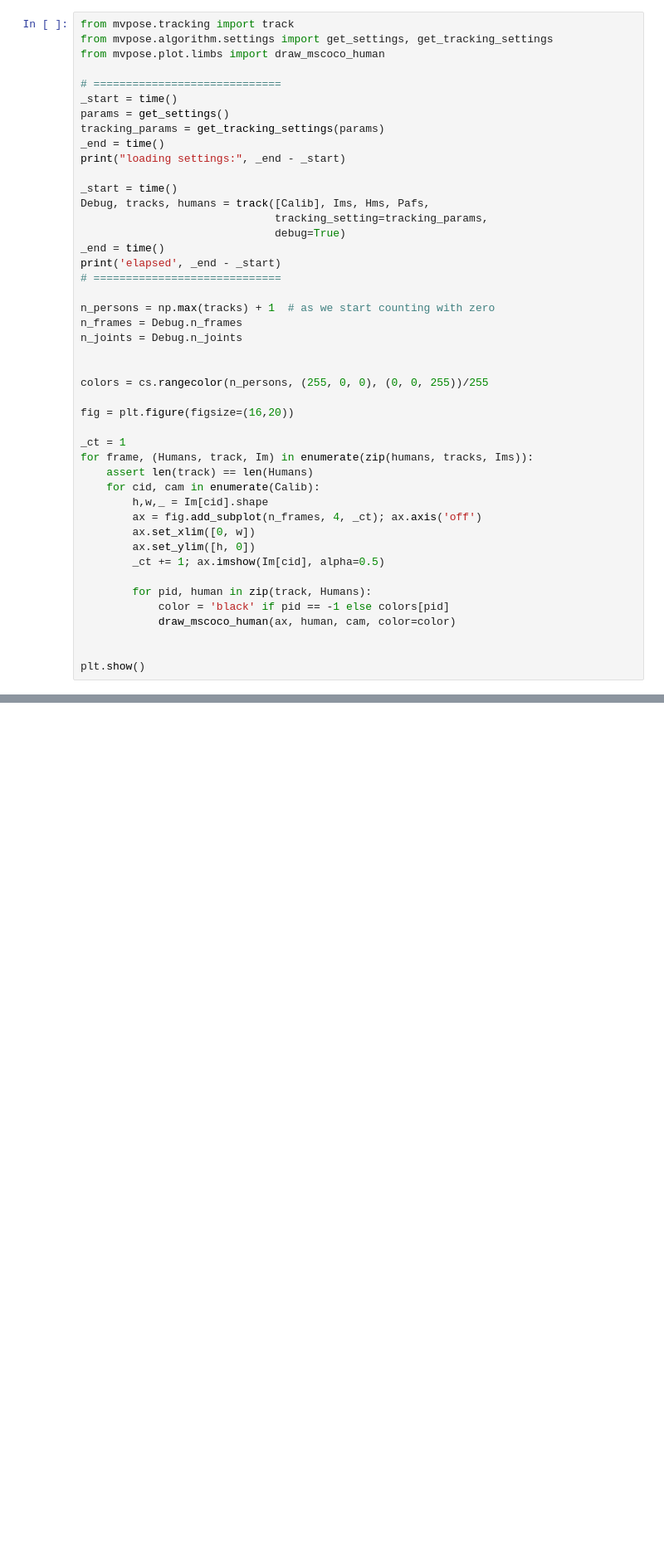
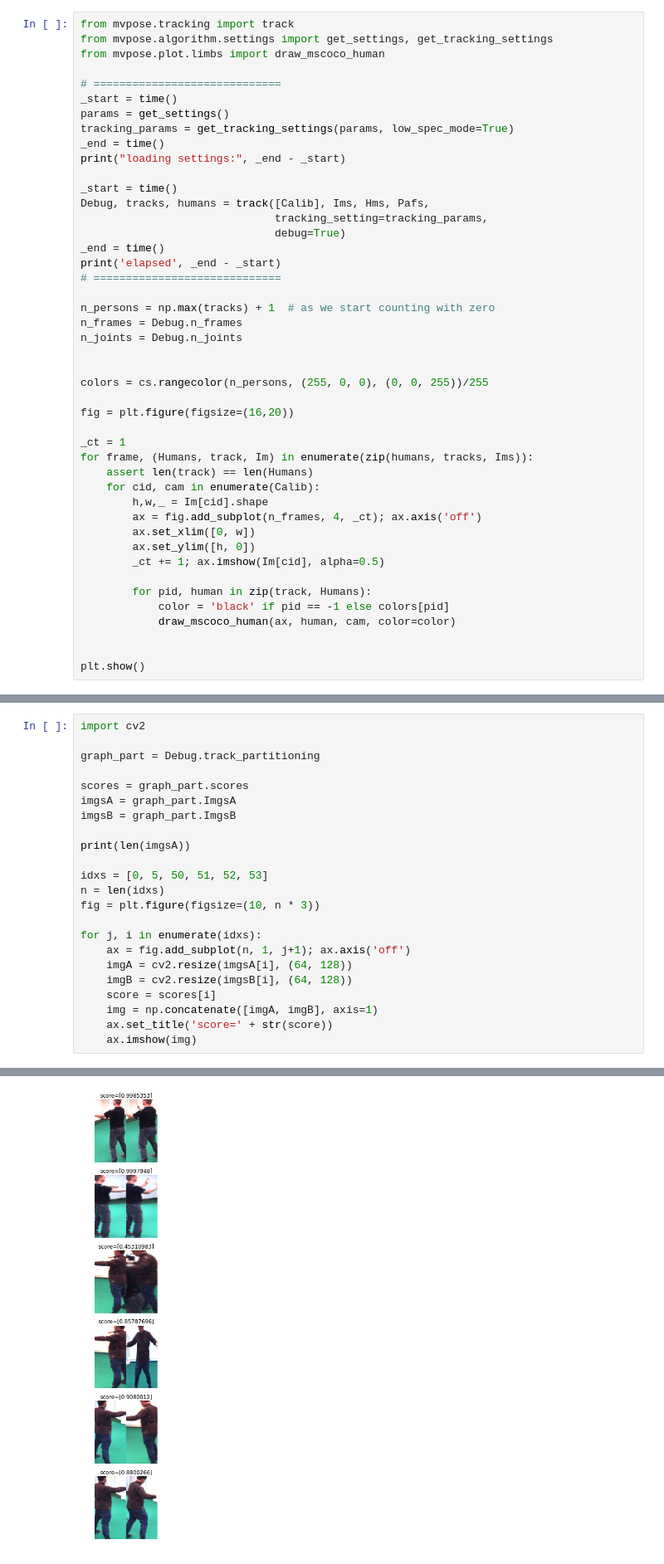
Before and after one commit to jutanke/mvpose, a Jupyter notebook: samples/UMPM_tracking.ipynb, the cells around one changed output, grey strips where cells are left out. Shown at 83% size. Drawn from its saved outputs; the diff is of its cells as text; blank space fills up the shorter version.

Commit message:
#28 debug score calculation

```diff
--- a/samples/UMPM_tracking.ipynb
+++ b/samples/UMPM_tracking.ipynb
@@ -122,7 +122,7 @@ from mvpose.plot.limbs import draw_mscoco_human
 # =============================
 _start = time()
 params = get_settings()
-tracking_params = get_tracking_settings(params)
+tracking_params = get_tracking_settings(params, low_spec_mode=True)
 _end = time()
 print("loading settings:", _end - _start)
 
@@ -182 +182,25 @@ elapsed 211.07844710350037
 [figure]
+# %%
+import cv2
+
+graph_part = Debug.track_partitioning
+
+scores = graph_part.scores
+imgsA = graph_part.ImgsA
+imgsB = graph_part.ImgsB
+
+print(len(imgsA))
+
+idxs = [0, 5, 50, 51, 52, 53]
+n = len(idxs)
+fig = plt.figure(figsize=(10, n * 3))
+
+for j, i in enumerate(idxs):
+    ax = fig.add_subplot(n, 1, j+1); ax.axis('off')
+    imgA = cv2.resize(imgsA[i], (64, 128))
+    imgB = cv2.resize(imgsB[i], (64, 128))
+    score = scores[i]
+    img = np.concatenate([imgA, imgB], axis=1)
+    ax.set_title('score=' + str(score))
+    ax.imshow(img)
+# %% [output]
@@ -182,0 +208 @@ elapsed 211.07844710350037
+[figure, added]
```
Also changed, not shown: parts of 3 cells of this notebook, 1 other file.
